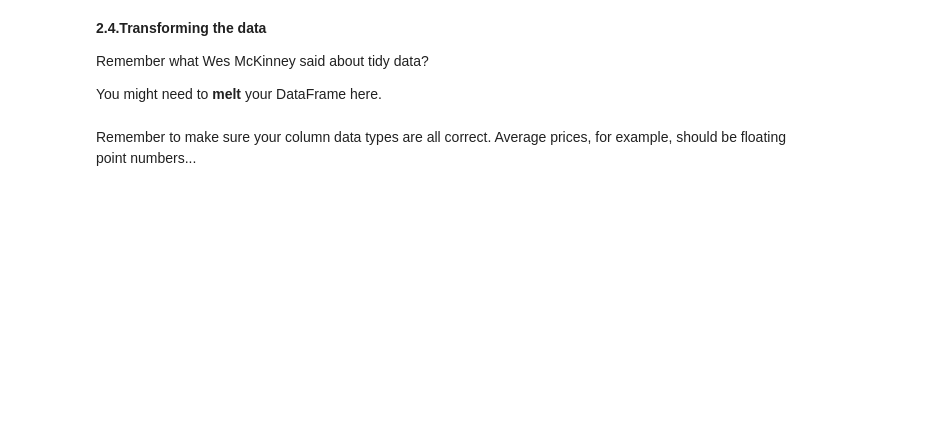
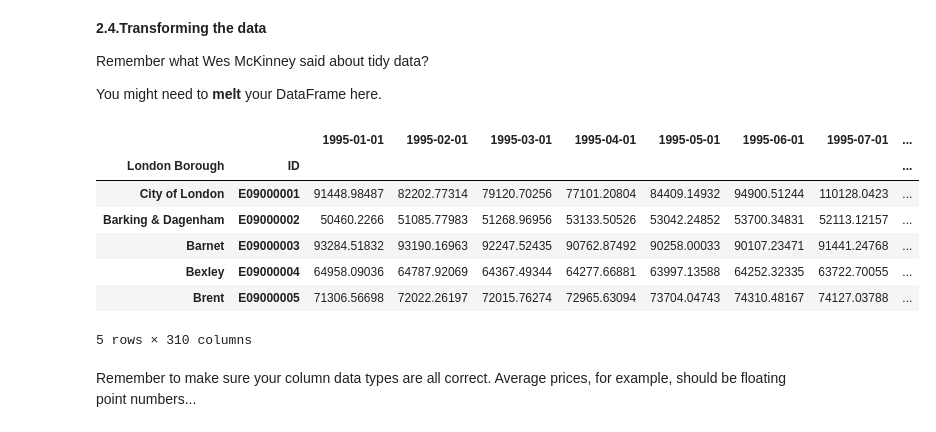
Before and after one commit to artunart/springboard, a Jupyter notebook: Unit_04_Challenge/Unit 4 Challenge - Tier 3.ipynb, the cells around one changed output. Drawn from its saved outputs; the diff is of its cells as text; code cells hidden in the pictures; blank space fills up the shorter version.

```diff
--- a/Unit_04_Challenge/Unit 4 Challenge - Tier 3.ipynb
+++ b/Unit_04_Challenge/Unit 4 Challenge - Tier 3.ipynb
@@ -113,3 +148,11 @@ Think about your pandas functions for checking out a dataframe.
 You might find you need to transpose your dataframe, check out what its row indexes are, and reset the index. You  also might find you need to assign the values of the first row to your column headings  . (Hint: recall the .columns feature of DataFrames, as well as the iloc[] method).
 
 Don't be afraid to use StackOverflow for help  with this.
+# %%
+properties2 = properties.copy()
+properties2 = properties2.T #Index now has: ['Unnamed: 0', 'City of London', 'Barking & Dagenham',...]
+properties2.reset_index(inplace=True) #Index now normalized: [0, 1, 2, ...]
+properties2.columns = properties2.iloc[0,:] #set column names using the first row
+properties2 = properties2.iloc[1:,:]  #filter out the first row
+properties2.head() #new dataframe
+#Note that the columns now has Dates
@@ -123,5 +190,19 @@ You might we have to **rename** a couple columns. How do you do this? The clue's
 Remember what Wes McKinney said about tidy data?
 
 You might need to **melt** your DataFrame here.
+# %%
+properties3 = properties2.set_index(['London Borough', 'ID'])
+properties3.columns = pd.to_datetime(properties3.columns)
+properties3.head()
+#MultiIndex introduced in London Borough and ID
+# %% [output]
+|  |  | 1995-01-01 | 1995-02-01 | 1995-03-01 | 1995-04-01 | 1995-05-01 | 1995-06-01 | 1995-07-01 | ... |
+| London Borough | ID |  |  |  |  |  |  |  | ... |
+| City of London | E09000001 | 91448.98487 | 82202.77314 | 79120.70256 | 77101.20804 | 84409.14932 | 94900.51244 | 110128.0423 | ... |
+| Barking & Dagenham | E09000002 | 50460.2266 | 51085.77983 | 51268.96956 | 53133.50526 | 53042.24852 | 53700.34831 | 52113.12157 | ... |
+| Barnet | E09000003 | 93284.51832 | 93190.16963 | 92247.52435 | 90762.87492 | 90258.00033 | 90107.23471 | 91441.24768 | ... |
+| Bexley | E09000004 | 64958.09036 | 64787.92069 | 64367.49344 | 64277.66881 | 63997.13588 | 64252.32335 | 63722.70055 | ... |
+| Brent | E09000005 | 71306.56698 | 72022.26197 | 72015.76274 | 72965.63094 | 73704.04743 | 74310.48167 | 74127.03788 | ... |
+5 rows × 310 columns
 # %% [markdown]
 Remember to make sure your column data types are all correct. Average prices, for example, should be floating point numbers...
```
Also changed, not shown: parts of 11 cells of this notebook, 2 other files.
